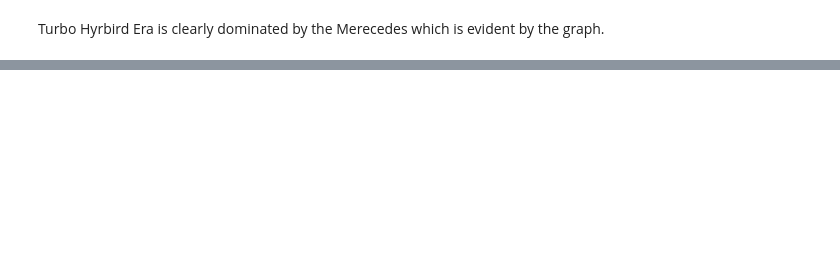
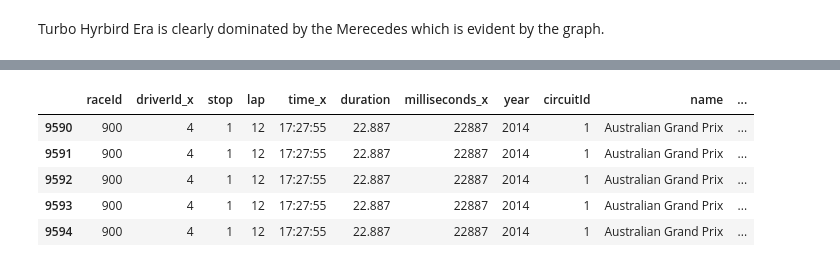
Before and after one commit to frax0n/F1-Analysis, a Jupyter notebook: F1TurboHybridPCA.ipynb, the cells around one changed output, grey strips where cells are left out. Drawn from its saved outputs; the diff is of its cells as text; code cells hidden in the pictures; blank space fills up the shorter version.

```diff
--- a/F1TurboHybridPCA.ipynb
+++ b/F1TurboHybridPCA.ipynb
@@ -141,0 +138,3 @@ dtype: object
+# %%
+pos_stops.drop(columns=['url_x','url_y','forename','dob','round','date',
+       'time_y','resultId'],inplace=True)
@@ -141,0 +151,16 @@ dtype: object
+# %%
+pos_stops=pos_stops.loc[pos_stops['position']!='\\N']
+# %%
+pos_stops['position']=pos_stops['position'].astype(int)
+# %%
+pos_stops['Pos_gained']=pos_stops['grid']-pos_stops['position']
+# %%
+pos_stops=pos_stops.loc[pos_stops['year']>=2014]
+pos_stops.head()
+# %% [output]
+|  | raceId | driverId_x | stop | lap | time_x | duration | milliseconds_x | year | circuitId | name | ... |
+| 9590 | 900 | 4 | 1 | 12 | 17:27:55 | 22.887 | 22887 | 2014 | 1 | Australian Grand Prix | ... |
+| 9591 | 900 | 4 | 1 | 12 | 17:27:55 | 22.887 | 22887 | 2014 | 1 | Australian Grand Prix | ... |
+| 9592 | 900 | 4 | 1 | 12 | 17:27:55 | 22.887 | 22887 | 2014 | 1 | Australian Grand Prix | ... |
+| 9593 | 900 | 4 | 1 | 12 | 17:27:55 | 22.887 | 22887 | 2014 | 1 | Australian Grand Prix | ... |
+| 9594 | 900 | 4 | 1 | 12 | 17:27:55 | 22.887 | 22887 | 2014 | 1 | Australian Grand Prix | ... |
```
Also changed, not shown: parts of 39 cells of this notebook.
